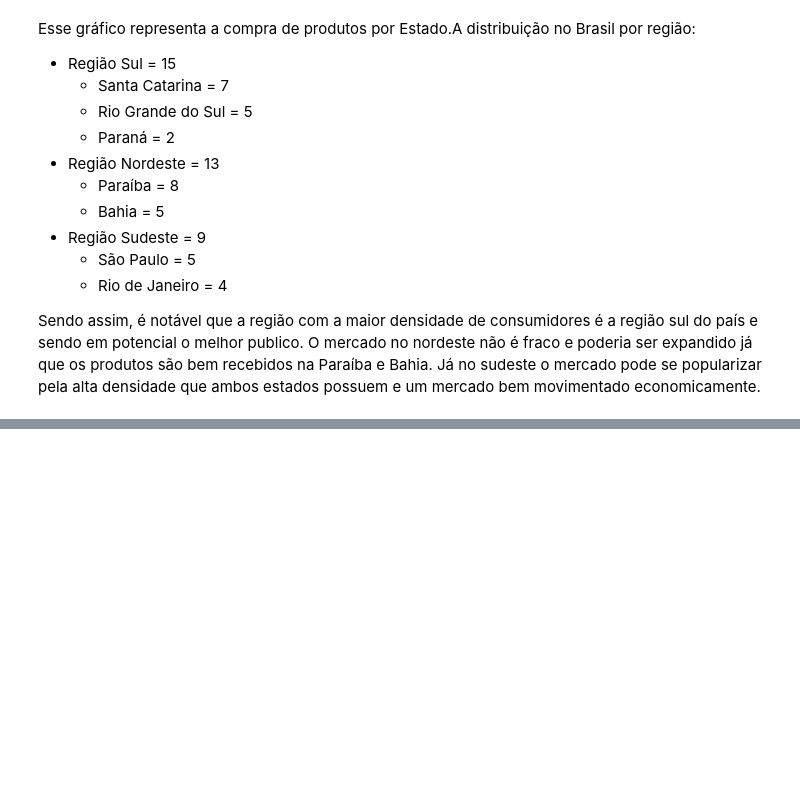
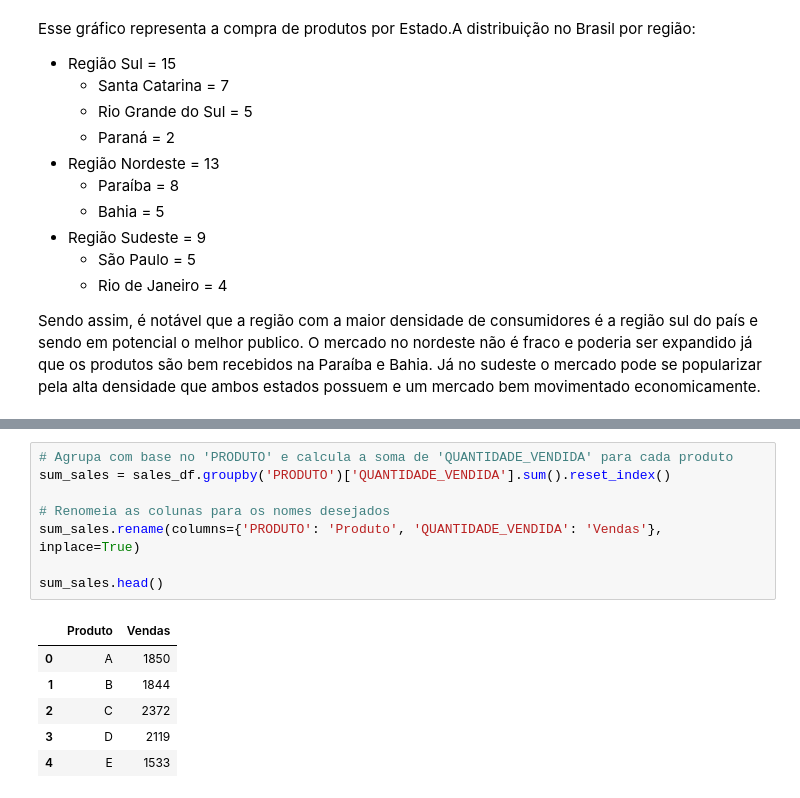
Before and after one commit to Gaba034/desafio-data-analytics, a Jupyter notebook: main.ipynb, the cells around one changed output, grey strips where cells are left out. Cells and saved outputs as stored; diff of their text form; blank space fills up the shorter version.

```diff
--- a/main.ipynb
+++ b/main.ipynb
@@ -182,0 +186,15 @@ Sendo assim, é notável que a região com a maior densidade de consumidores é
+# %%
+# Agrupa com base no 'PRODUTO' e calcula a soma de 'QUANTIDADE_VENDIDA' para cada produto
+sum_sales = sales_df.groupby('PRODUTO')['QUANTIDADE_VENDIDA'].sum().reset_index()
+
+# Renomeia as colunas para os nomes desejados
+sum_sales.rename(columns={'PRODUTO': 'Produto', 'QUANTIDADE_VENDIDA': 'Vendas'}, inplace=True)
+
+sum_sales.head()
+# %% [output]
+|  | Produto | Vendas |
+| 0 | A | 1850 |
+| 1 | B | 1844 |
+| 2 | C | 2372 |
+| 3 | D | 2119 |
+| 4 | E | 1533 |
```
Also changed, not shown: parts of 4 cells of this notebook.
